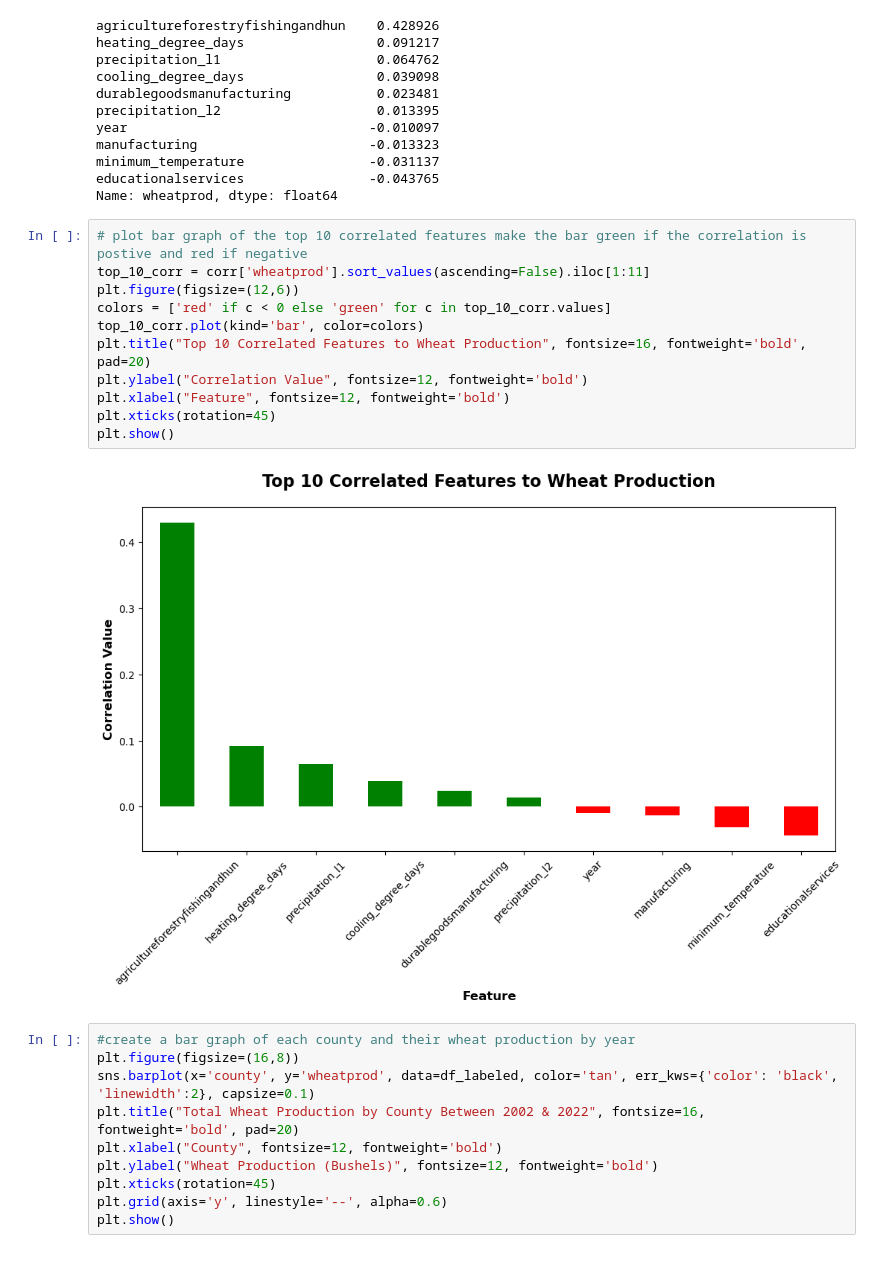
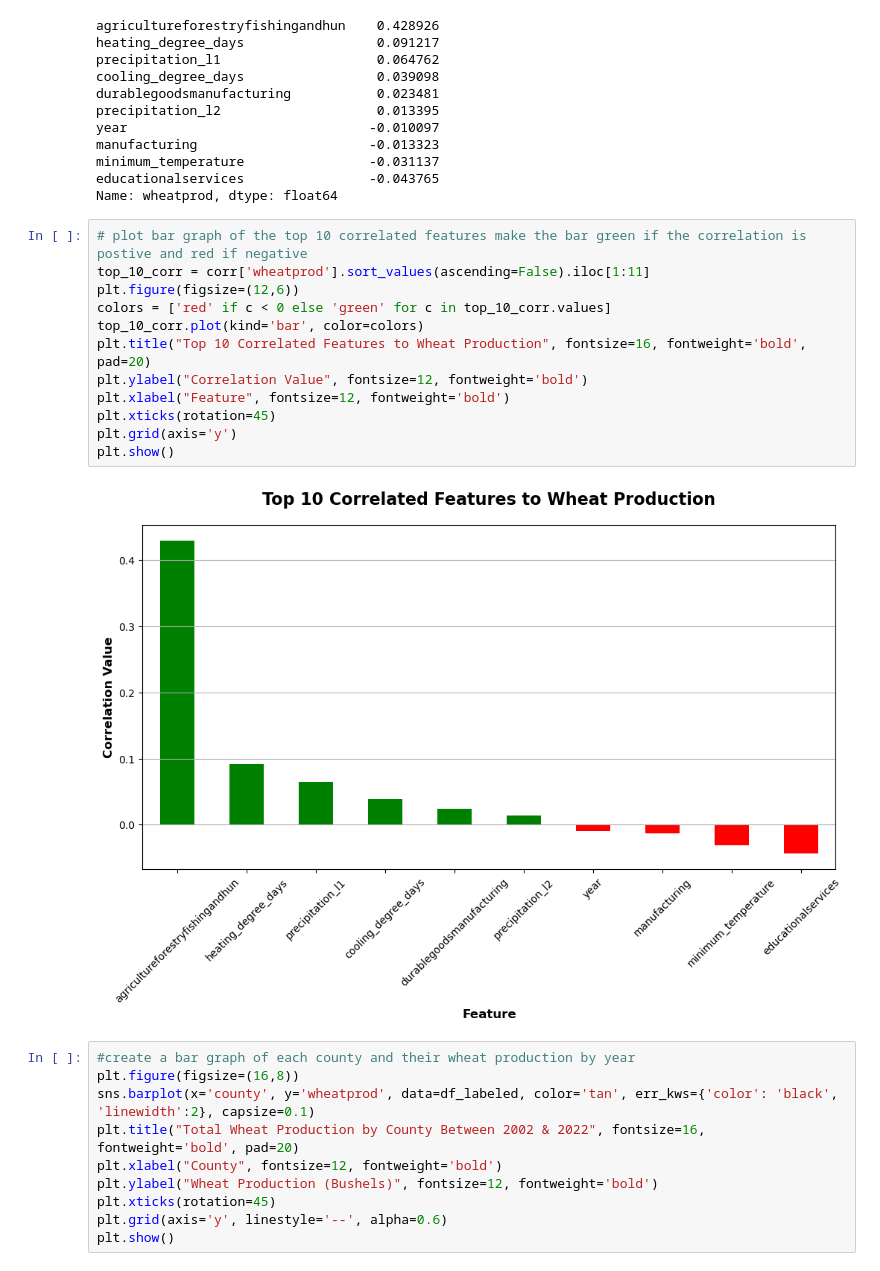
Before and after one commit to lnbayisfree/ml-agricultural-census-utah, a Jupyter notebook: ml_model_finetuning/model_eval.ipynb, the cells around one changed output. Saved outputs shown, nothing was run; the diff lists cells and outputs as text.

```diff
--- a/ml_model_finetuning/model_eval.ipynb
+++ b/ml_model_finetuning/model_eval.ipynb
@@ -127,16 +127,17 @@ Name: wheatprod, dtype: float64
 # %%
 # plot bar graph of the top 10 correlated features make the bar green if the correlation is postive and red if negative
 top_10_corr = corr['wheatprod'].sort_values(ascending=False).iloc[1:11]
 plt.figure(figsize=(12,6))
 colors = ['red' if c < 0 else 'green' for c in top_10_corr.values]
 top_10_corr.plot(kind='bar', color=colors)
 plt.title("Top 10 Correlated Features to Wheat Production", fontsize=16, fontweight='bold', pad=20)
 plt.ylabel("Correlation Value", fontsize=12, fontweight='bold')
 plt.xlabel("Feature", fontsize=12, fontweight='bold')
 plt.xticks(rotation=45)
+plt.grid(axis='y')
 plt.show()
 # %% [output]
-[figure, old version]
+[figure, new version]
 # %%
 #create a bar graph of each county and their wheat production by year
 plt.figure(figsize=(16,8))
```
Also changed, not shown: 6 other files.
